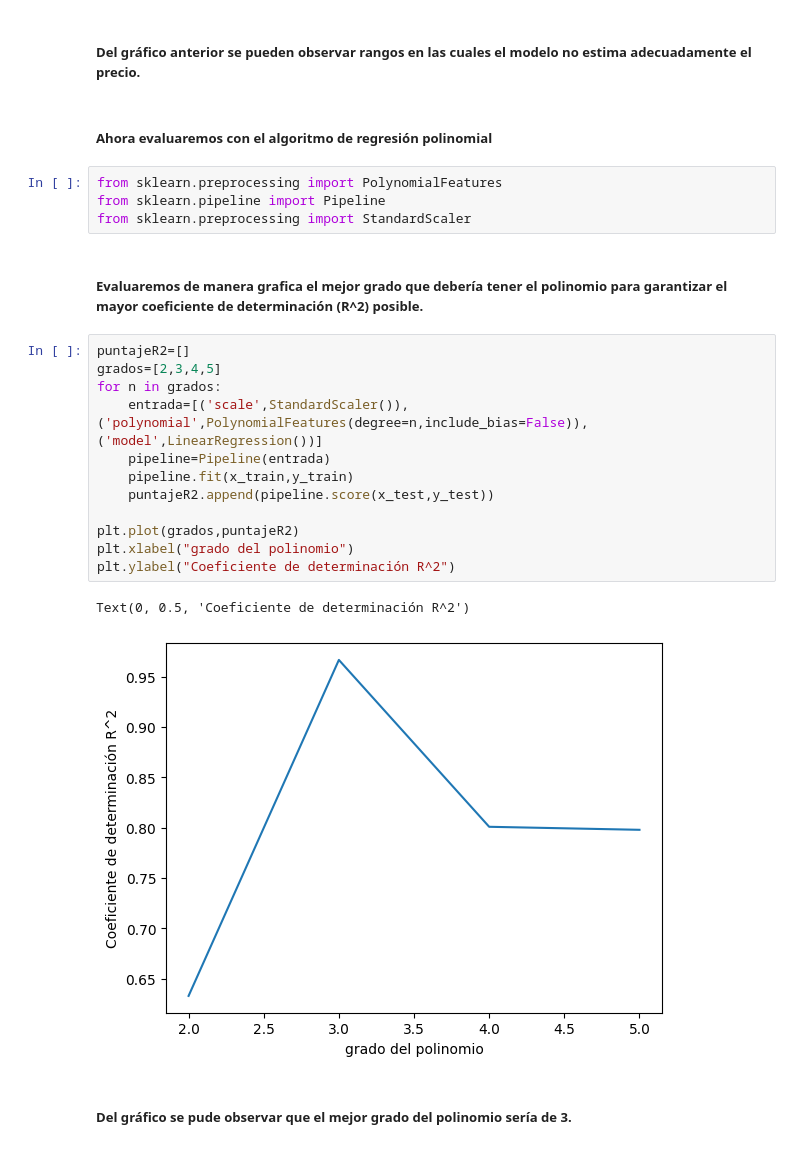
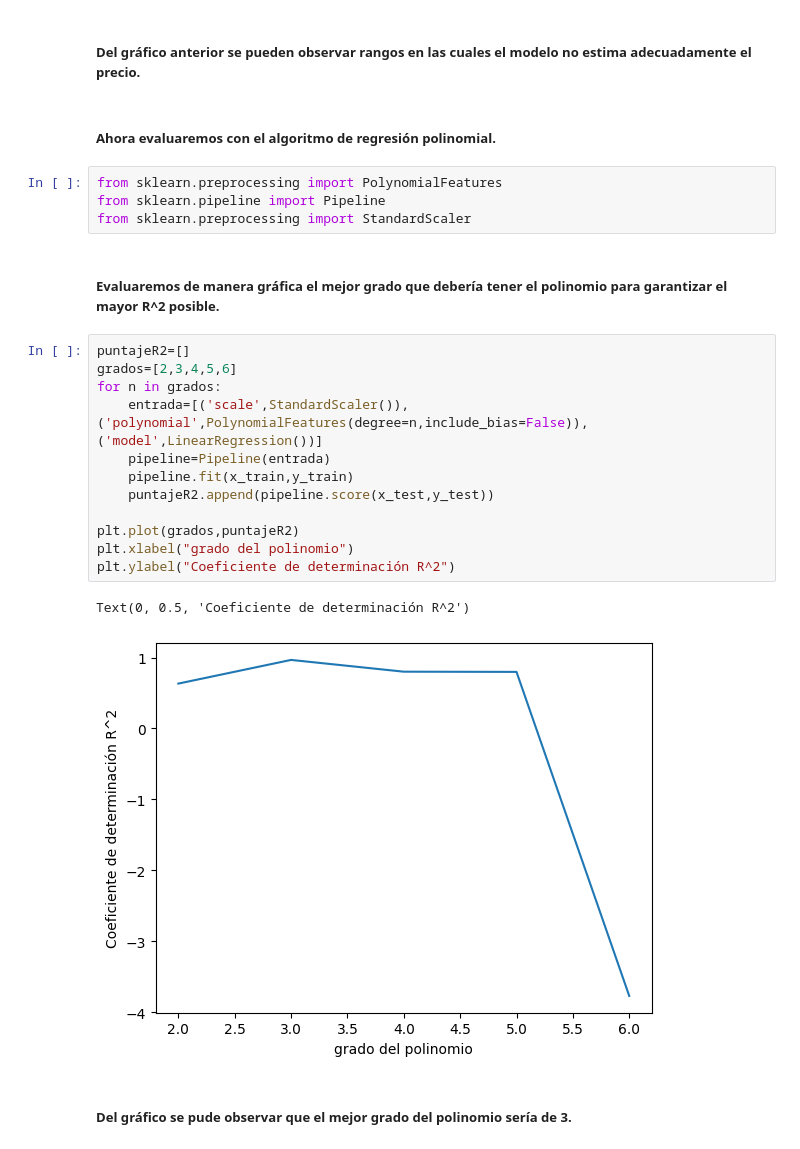
Before and after one commit to Aldoju/ML_Movil, a Jupyter notebook: MobilePrediction.ipynb, the cells around one changed output. Saved outputs shown, nothing was run; the diff lists cells and outputs as text.

```diff
--- a/MobilePrediction.ipynb
+++ b/MobilePrediction.ipynb
@@ -157,28 +159,28 @@ https://gist.github.com/mwaskom/de44147ed2974457ad6372750bbe5751
 # %% [markdown]
 ##### Del gráfico anterior se pueden observar rangos en las cuales el modelo no estima adecuadamente el precio.
 # %% [markdown]
-##### Ahora evaluaremos con el algoritmo de regresión polinomial
+##### Ahora evaluaremos con el algoritmo de regresión polinomial.
 # %%
 from sklearn.preprocessing import PolynomialFeatures
 from sklearn.pipeline import Pipeline
 from sklearn.preprocessing import StandardScaler
 # %% [markdown]
-##### Evaluaremos de manera grafica el mejor grado que debería tener el polinomio para garantizar el mayor coeficiente de determinación (R^2) posible.
+##### Evaluaremos de manera gráfica el mejor grado que debería tener el polinomio para garantizar el mayor R^2 posible.
 # %%
 puntajeR2=[]
-grados=[2,3,4,5]
+grados=[2,3,4,5,6]
 for n in grados:
     entrada=[('scale',StandardScaler()),('polynomial',PolynomialFeatures(degree=n,include_bias=False)),('model',LinearRegression())]
     pipeline=Pipeline(entrada)
     pipeline.fit(x_train,y_train)
     puntajeR2.append(pipeline.score(x_test,y_test))
 
 plt.plot(grados,puntajeR2)
 plt.xlabel("grado del polinomio")
 plt.ylabel("Coeficiente de determinación R^2")
 # %% [output]
 Text(0, 0.5, 'Coeficiente de determinación R^2')
-[figure, old version]
+[figure, new version]
 # %% [markdown]
 ##### Del gráfico se pude observar que  el mejor grado del polinomio sería de 3.
 # %%
```
Also changed, not shown: parts of 7 cells of this notebook.
